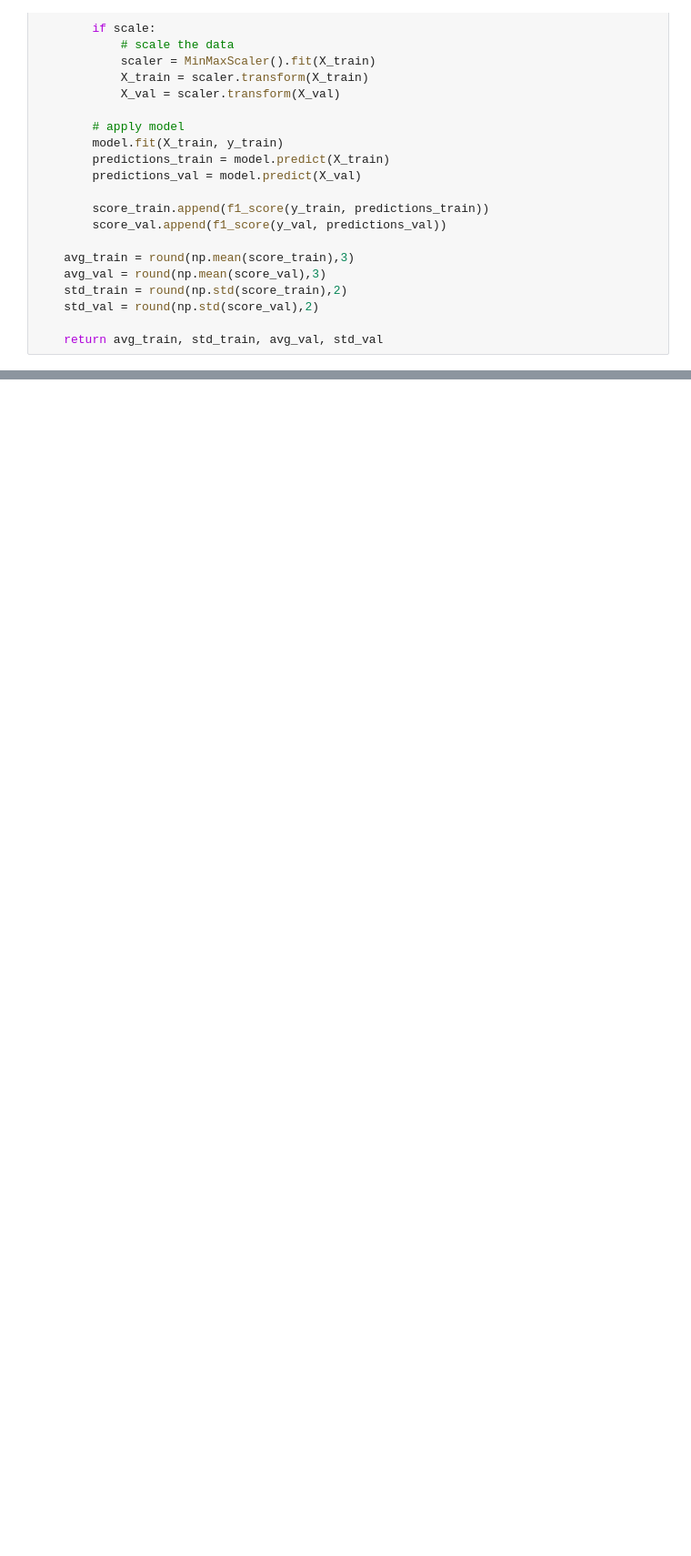
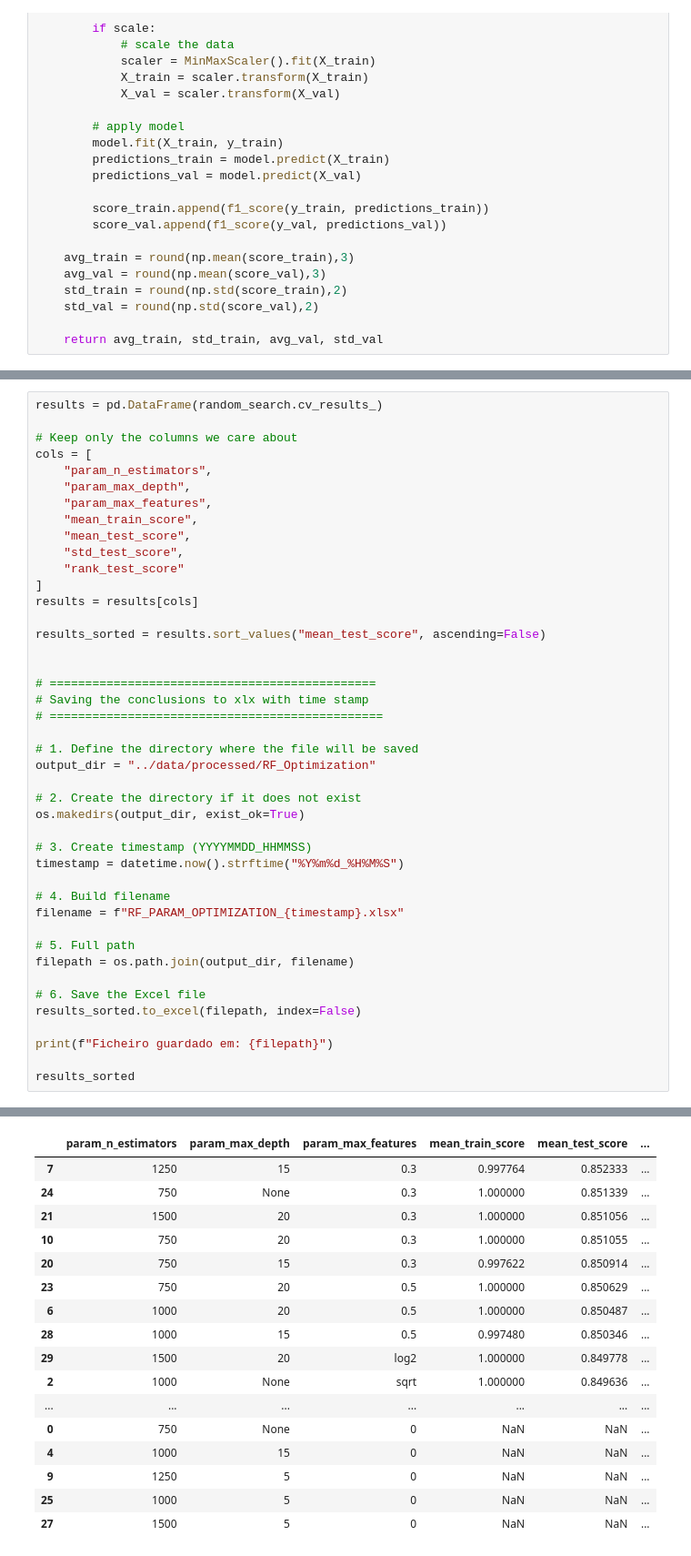
Before and after one commit to sergiopatinha/EnterpriseDataScienceBootcamp_workgroup, a Jupyter notebook: notebooks/04_modeling.ipynb, the cells around one changed output, grey strips where cells are left out. Shown at 91% size. Drawn from its saved outputs; the diff is of its cells as text; blank space fills up the shorter version.

```diff
--- a/notebooks/04_modeling.ipynb
+++ b/notebooks/04_modeling.ipynb
@@ -499,0 +593,44 @@ print("\n✅ Resultados guardados em data/processed/model_results.csv")
+# %%
+results = pd.DataFrame(random_search.cv_results_)
+
+# Keep only the columns we care about
+cols = [
+    "param_n_estimators",
+    "param_max_depth",
+    "param_max_features",
+    "mean_train_score",
+    "mean_test_score",
+    "std_test_score",
+    "rank_test_score"
+]
+results = results[cols]
+
+results_sorted = results.sort_values("mean_test_score", ascending=False)
+
+
+# ==============================================
+# Saving the conclusions to xlx with time stamp
+# ===============================================
+
+# 1. Define the directory where the file will be saved
+output_dir = "../data/processed/RF_Optimization"
+
+# 2. Create the directory if it does not exist
+os.makedirs(output_dir, exist_ok=True)
+
+# 3. Create timestamp (YYYYMMDD_HHMMSS)
+timestamp = datetime.now().strftime("%Y%m%d_%H%M%S")
+
+# 4. Build filename
+filename = f"RF_PARAM_OPTIMIZATION_{timestamp}.xlsx"
+
+# 5. Full path
+filepath = os.path.join(output_dir, filename)
+
+# 6. Save the Excel file
+results_sorted.to_excel(filepath, index=False)
+
+print(f"Ficheiro guardado em: {filepath}")
+
+results_sorted
+# %% [output]
@@ -499,0 +638,17 @@ print("\n✅ Resultados guardados em data/processed/model_results.csv")
+|  | param_n_estimators | param_max_depth | param_max_features | mean_train_score | mean_test_score | ... |
+| 7 | 1250 | 15 | 0.3 | 0.997764 | 0.852333 | ... |
+| 24 | 750 | None | 0.3 | 1.000000 | 0.851339 | ... |
+| 21 | 1500 | 20 | 0.3 | 1.000000 | 0.851056 | ... |
+| 10 | 750 | 20 | 0.3 | 1.000000 | 0.851055 | ... |
+| 20 | 750 | 15 | 0.3 | 0.997622 | 0.850914 | ... |
+| 23 | 750 | 20 | 0.5 | 1.000000 | 0.850629 | ... |
+| 6 | 1000 | 20 | 0.5 | 1.000000 | 0.850487 | ... |
+| 28 | 1000 | 15 | 0.5 | 0.997480 | 0.850346 | ... |
+| 29 | 1500 | 20 | log2 | 1.000000 | 0.849778 | ... |
+| 2 | 1000 | None | sqrt | 1.000000 | 0.849636 | ... |
+| ... | ... | ... | ... | ... | ... | ... |
+| 0 | 750 | None | 0 | NaN | NaN | ... |
+| 4 | 1000 | 15 | 0 | NaN | NaN | ... |
+| 9 | 1250 | 5 | 0 | NaN | NaN | ... |
+| 25 | 1000 | 5 | 0 | NaN | NaN | ... |
+| 27 | 1500 | 5 | 0 | NaN | NaN | ... |
```
Also changed, not shown: parts of 49 cells of this notebook.
